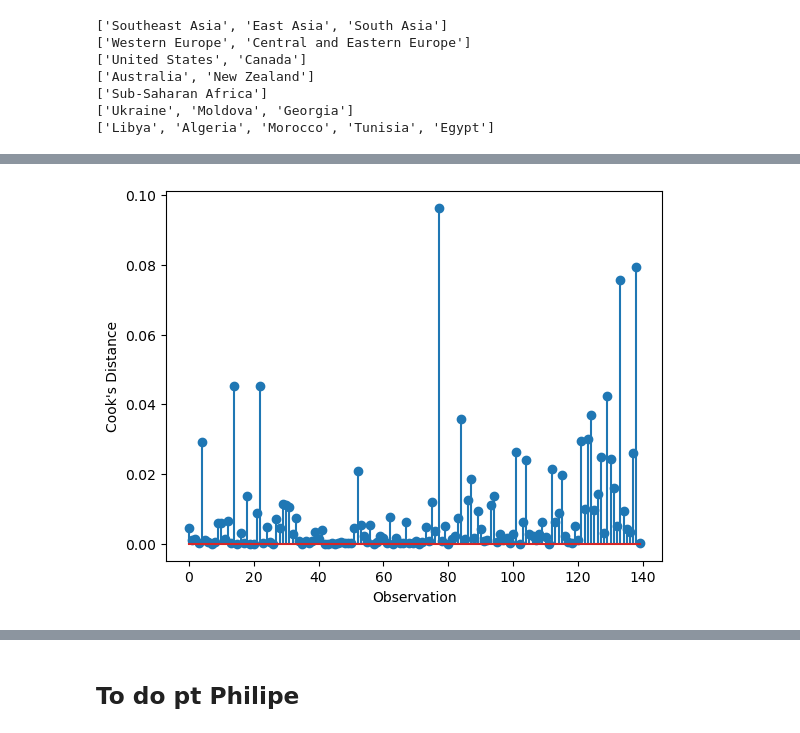
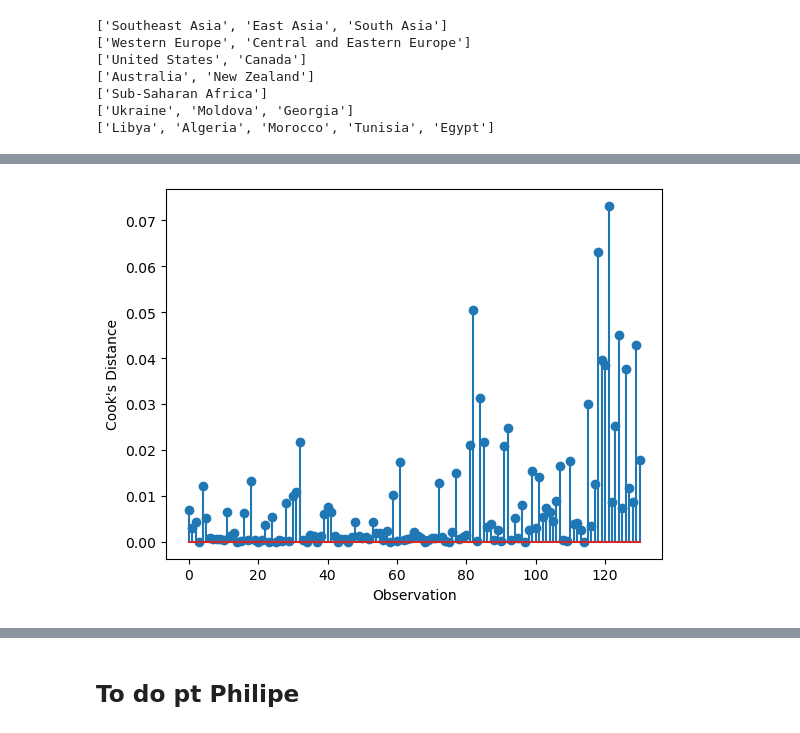
Before and after one commit to srvalex/Econometrie, a Jupyter notebook: Model2.ipynb, the cells around one changed output, grey strips where cells are left out. Drawn from its saved outputs; the diff is of its cells as text; code cells hidden in the pictures.

```diff
--- a/Model2.ipynb
+++ b/Model2.ipynb
@@ -216,7 +226,13 @@ influential = df[df['cooks_d'] > 4 / len(df)]
-# %%
-plt.stem(cooks_d)
-plt.xlabel('Observation')
-plt.ylabel("Cook's Distance")
-plt.show()
-# %% [output]
-[figure, removed]
+# %%
+influence = regresie_cook.get_influence()
+cooks_d, p_values = influence.cooks_distance
+# df_with_cook = df.copy()
+df_with_cook['cooks_d'] = cooks_d
+influential = df_with_cook[df_with_cook['cooks_d'] > 4 / len(df_with_cook)]
+df_with_cook.drop(index=influential.index,inplace=True)
+plt.stem(cooks_d)
+plt.xlabel('Observation')
+plt.ylabel("Cook's Distance")
+plt.show()
+# %% [output]
+[figure, added]
```
Also changed, not shown: parts of 19 cells of this notebook.
